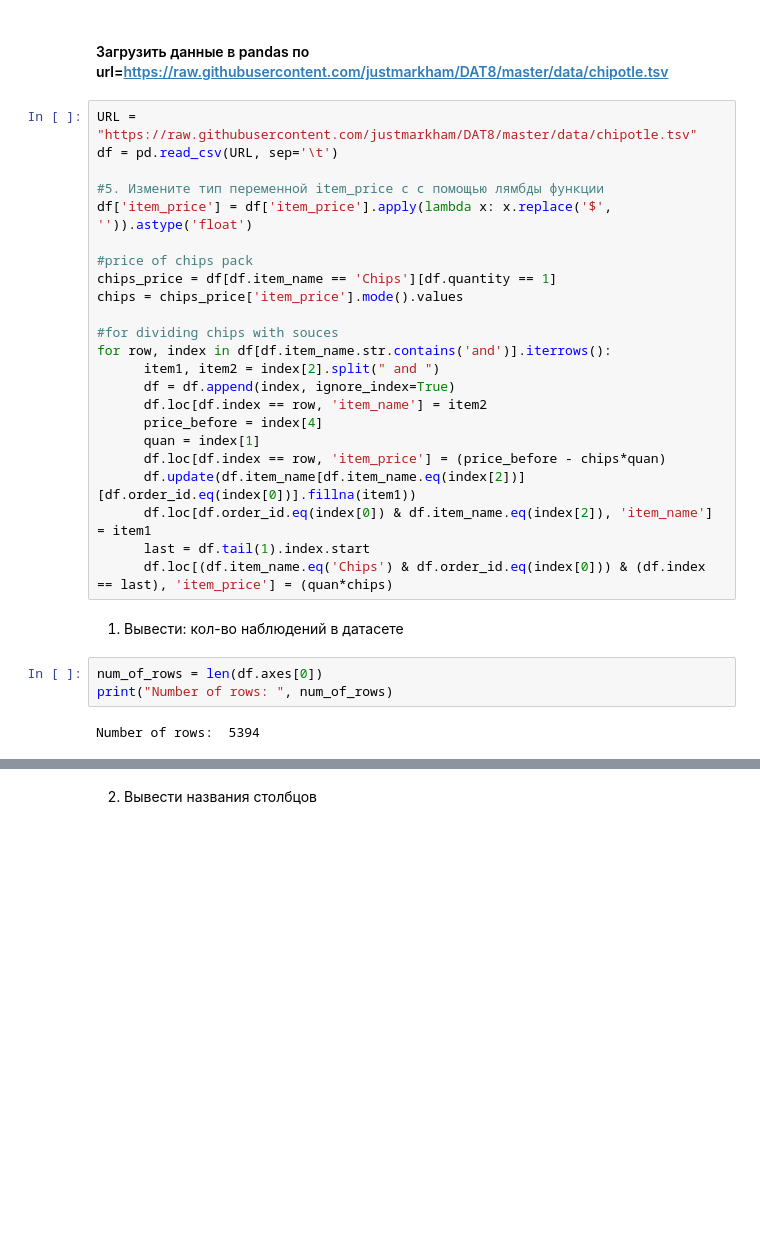
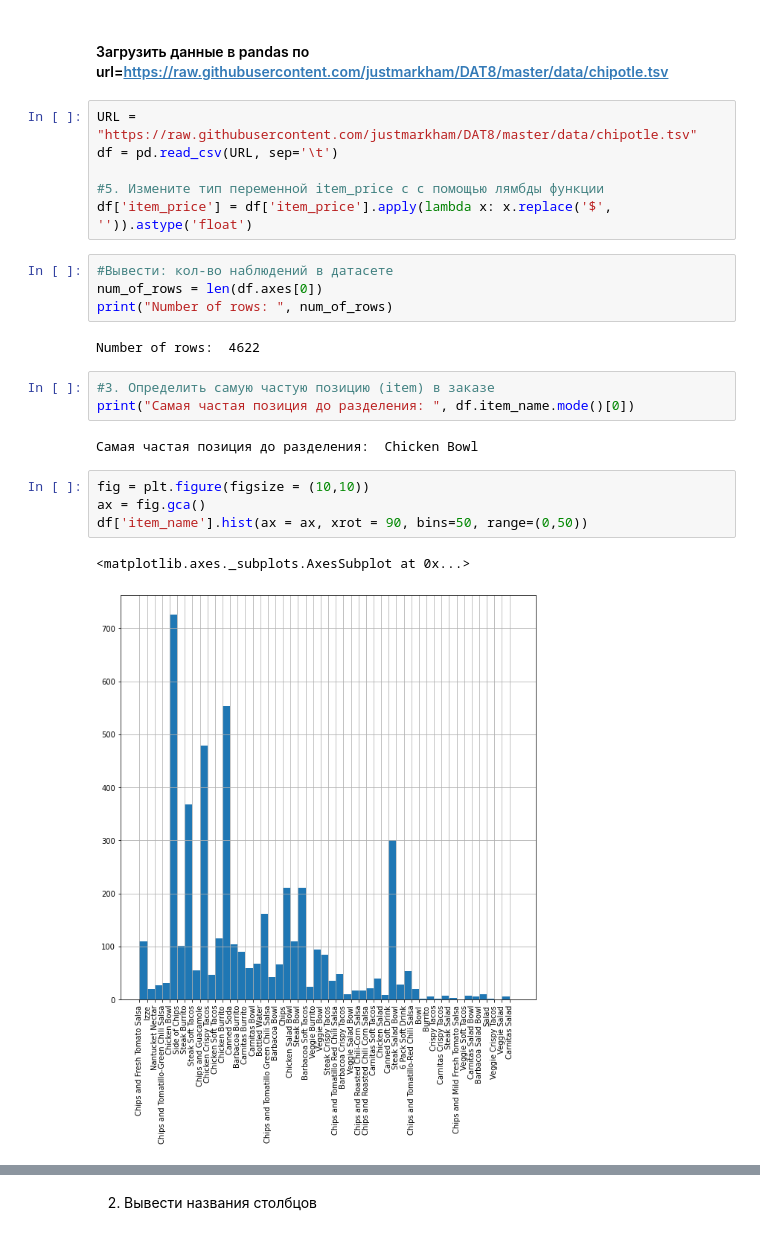
Before and after one commit to Alyona18/intelligent-systems-HW, a Jupyter notebook: first/Pandas.ipynb, the cells around one changed output, grey strips where cells are left out. Saved outputs shown, nothing was run; the diff lists cells and outputs as text; blank space fills up the shorter version.

```diff
--- a/first/Pandas.ipynb
+++ b/first/Pandas.ipynb
@@ -10,27 +10,21 @@ df = pd.read_csv(URL, sep='\t')
 
 #5. Измените тип переменной item_price c с помощью лямбды функции
 df['item_price'] = df['item_price'].apply(lambda x: x.replace('$', '')).astype('float')
-
-#price of chips pack
-chips_price = df[df.item_name == 'Chips'][df.quantity == 1]
-chips = chips_price['item_price'].mode().values
-
-#for dividing chips with souces
-for row, index in df[df.item_name.str.contains('and')].iterrows():
-      item1, item2 = index[2].split(" and ")
-      df = df.append(index, ignore_index=True)
-      df.loc[df.index == row, 'item_name'] = item2
-      price_before = index[4]
-      quan = index[1]
-      df.loc[df.index == row, 'item_price'] = (price_before - chips*quan)
-      df.update(df.item_name[df.item_name.eq(index[2])][df.order_id.eq(index[0])].fillna(item1))
-      df.loc[df.order_id.eq(index[0]) & df.item_name.eq(index[2]), 'item_name'] = item1
-      last = df.tail(1).index.start
-      df.loc[(df.item_name.eq('Chips') & df.order_id.eq(index[0])) & (df.index == last), 'item_price'] = (quan*chips)
-# %% [markdown]
-1. Вывести: кол-во наблюдений в датасете
-# %%
-num_of_rows = len(df.axes[0])
-print("Number of rows: ", num_of_rows)
-# %% [output]
-Number of rows:  5394
+# %%
+#Вывести: кол-во наблюдений в датасете
+num_of_rows = len(df.axes[0])
+print("Number of rows: ", num_of_rows)
+# %% [output]
+Number of rows:  4622
+# %%
+#3. Определить самую частую позицию (item) в заказе
+print("Самая частая позиция до разделения: ", df.item_name.mode()[0])
+# %% [output]
+Самая частая позиция до разделения:  Chicken Bowl
+# %%
+fig = plt.figure(figsize = (10,10))
+ax = fig.gca()
+df['item_name'].hist(ax = ax, xrot = 90, bins=50, range=(0,50))
+# %% [output]
+<matplotlib.axes._subplots.AxesSubplot at 0x...>
+[figure, added]
```
Also changed, not shown: parts of 24 cells of this notebook.
